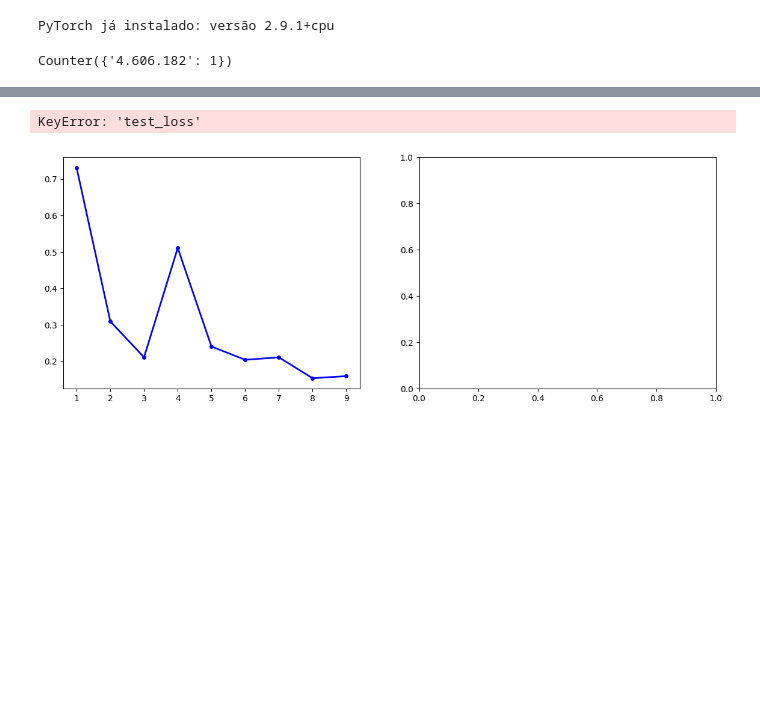
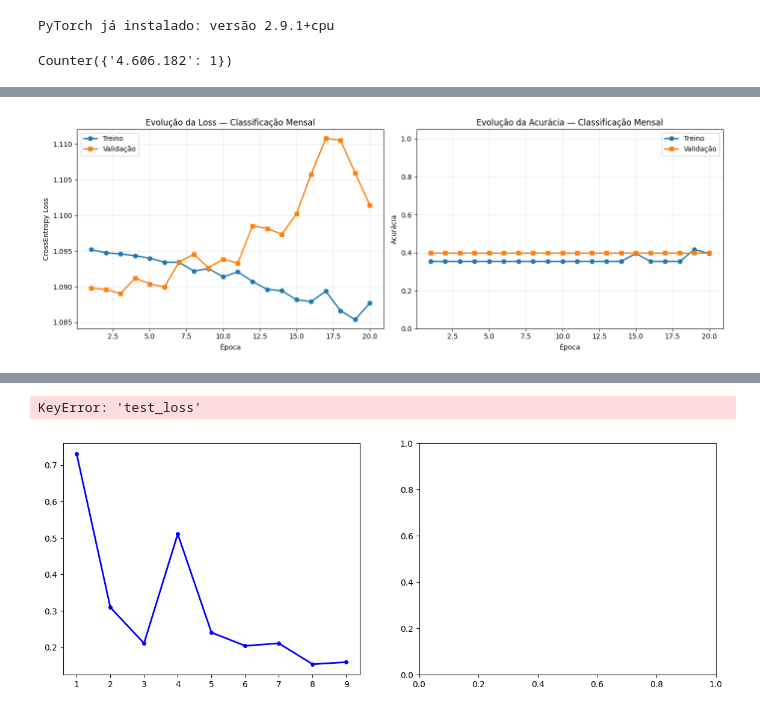
Before and after one commit to joaomarcosmb/queimadas, a Jupyter notebook: notebooks/1.0.0-eda-e-tratamento.ipynb, the cells around one changed output, grey strips where cells are left out. Drawn from its saved outputs; the diff is of its cells as text; code cells hidden in the pictures; blank space fills up the shorter version.

```diff
--- a/notebooks/1.0.0-eda-e-tratamento.ipynb
+++ b/notebooks/1.0.0-eda-e-tratamento.ipynb
@@ -1569,0 +1375,20 @@ Epoch 20 | Train Loss: 0.0001 | Acc: 1.0000 || Val Loss: 0.0167 | Acc: 1.0000
+# %%
+"""model = FireCNN().to(device) também é do cnn mais complexo q eu usei antes"""
+model = FireCNN_Small(num_classes=3).to(device)
+class_weights = torch.tensor([1.0, 1.0, 1.0]).to(device)
+criterion = nn.CrossEntropyLoss(weight=class_weights)
+optimizer = torch.optim.Adam(model.parameters(), lr=1e-3)
+
+print("🚀 Treinando CNN small mensal multiclasse\n")
+
+for epoch in range(20):
+    train_loss, train_metrics = train_epoch(model, train_loader, criterion, optimizer)
+    val_loss, val_metrics = validate_epoch(model, val_loader, criterion)
+
+    print(
+        f"Epoch {epoch+1:02d} | "
+        f"Train Loss: {train_loss:.4f} | Acc: {train_metrics['acc']:.3f} || "
+        f"Val Loss: {val_loss:.4f} | Acc: {val_metrics['acc']:.3f}"
+    )
+
+print("✅ Treinamento concluído")
@@ -1569,0 +1512,55 @@ Epoch 20 | Train Loss: 0.0001 | Acc: 1.0000 || Val Loss: 0.0167 | Acc: 1.0000
+# %%
+# ===== VISUALIZAR HISTÓRICO DE TREINAMENTO (CNN MENSAL MULTICLASSE) =====
+
+import matplotlib.pyplot as plt
+
+if 'history' in locals() and len(history['train_loss']) > 0:
+
+    epochs = range(1, len(history['train_loss']) + 1)
+
+    fig, axes = plt.subplots(1, 2, figsize=(14, 5))
+
+    # ---- LOSS ----
+    axes[0].plot(
+        epochs, history['train_loss'],
+        label='Treino',
+        linewidth=2, marker='o'
+    )
+    axes[0].plot(
+        epochs, history['val_loss'],
+        label='Validação',
+        linewidth=2, marker='s'
+    )
+
+    axes[0].set_xlabel('Época')
+    axes[0].set_ylabel('CrossEntropy Loss')
+    axes[0].set_title('Evolução da Loss — Classificação Mensal')
+    axes[0].legend()
+    axes[0].grid(True, alpha=0.3)
+
+    # ---- ACURÁCIA ----
+    axes[1].plot(
+        epochs, history['train_acc'],
+        label='Treino',
+        linewidth=2, marker='o'
+    )
+    axes[1].plot(
+        epochs, history['val_acc'],
+        label='Validação',
+        linewidth=2, marker='s'
+    )
+
+    axes[1].set_xlabel('Época')
+    axes[1].set_ylabel('Acurácia')
+    axes[1].set_ylim([0, 1.05])
+    axes[1].set_title('Evolução da Acurácia — Classificação Mensal')
+    axes[1].legend()
+    axes[1].grid(True, alpha=0.3)
+
+    plt.tight_layout()
+    plt.show()
+
+else:
+    print("❌ Histórico de treinamento não encontrado.")
+# %% [output]
+[figure, added]
```
Also changed, not shown: parts of 26 cells of this notebook.
